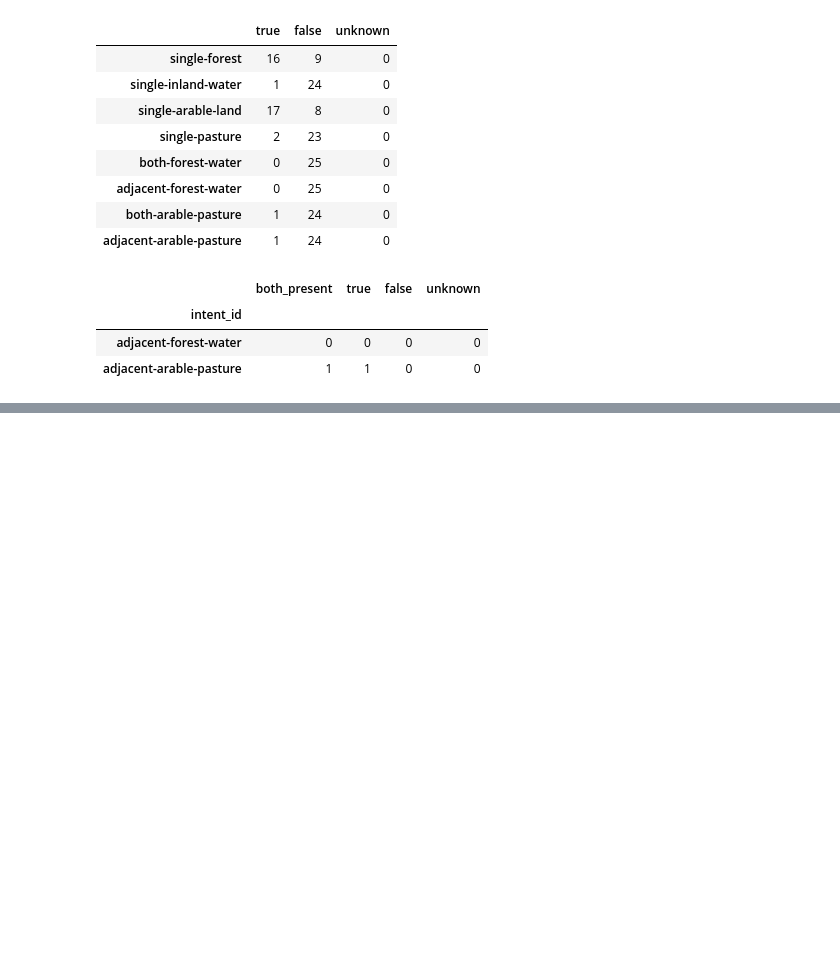
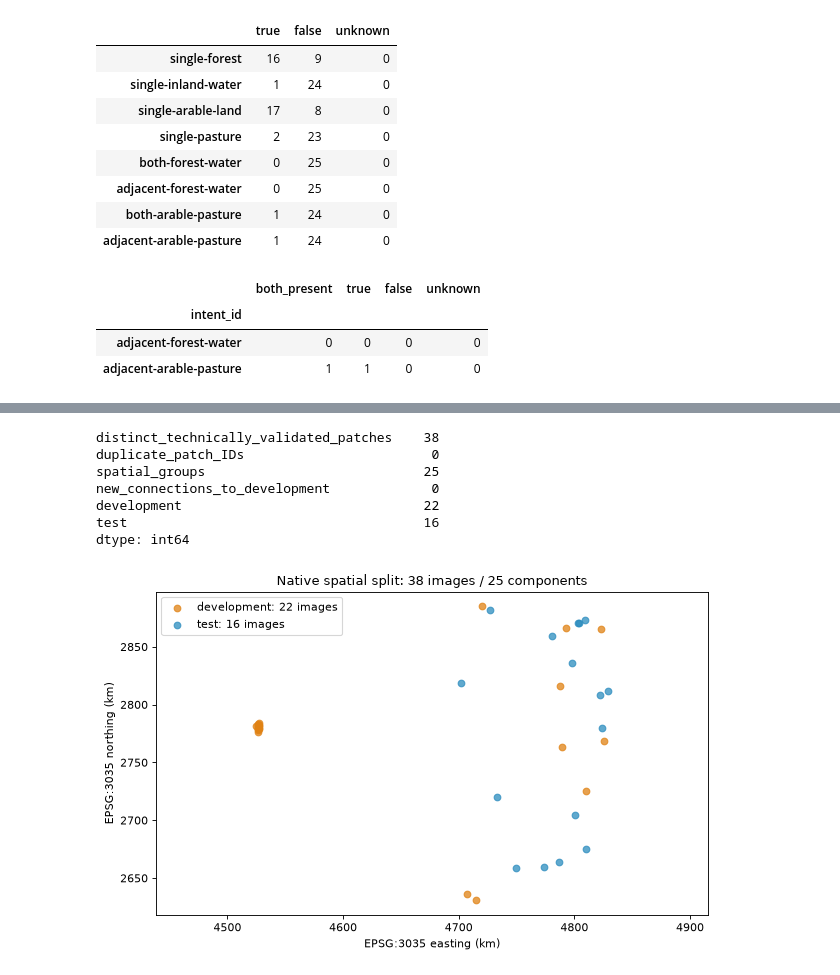
Before and after one commit to manuelmiddendorf/earth-observation, a Jupyter notebook: notebooks/02_benchmark_construction.ipynb, the cells around one changed output, grey strips where cells are left out. Cells and saved outputs as stored; diff of their text form; code cells hidden in the pictures; blank space fills up the shorter version.

```diff
--- a/notebooks/02_benchmark_construction.ipynb
+++ b/notebooks/02_benchmark_construction.ipynb
@@ -1033,0 +1119,47 @@ spatial coverage and new RGB/map visual inspection have been performed.
+# %%
+spatial = pd.read_csv(archive_output / "spatial-assignments.csv", index_col="patch_id")
+footprints = pd.read_csv(
+    archive_output / "spatial-footprints.csv", index_col="patch_id"
+)
+display(
+    pd.Series(
+        {
+            "distinct_technically_validated_patches": completion[
+                "distinct_validated_patches"
+            ],
+            "duplicate_patch_IDs": completion["duplicate_patch_ids"],
+            "spatial_groups": completion["spatial_groups"],
+            "new_connections_to_development": completion[
+                "new_images_in_anchored_development_groups"
+            ],
+            **completion["split_counts"],
+        }
+    )
+)
+fig_spatial, axis_spatial = plt.subplots(figsize=(8, 5), dpi=80)
+for split, color in [("development", "#e08214"), ("test", "#2b8cbe")]:
+    subset = footprints.loc[spatial.index[spatial.split.eq(split)]]
+    axis_spatial.scatter(
+        (subset.left + subset.right) / 2000,
+        (subset.bottom + subset.top) / 2000,
+        color=color,
+        label=f"{split}: {len(subset)} images",
+        alpha=0.75,
+    )
+axis_spatial.set_title("Native spatial split: 38 images / 25 components")
+axis_spatial.set_xlabel("EPSG:3035 easting (km)")
+axis_spatial.set_ylabel("EPSG:3035 northing (km)")
+axis_spatial.legend()
+axis_spatial.set_aspect("equal", adjustable="datalim")
+fig_spatial.tight_layout()
+fig_spatial.savefig(archive_output / "spatial-groups.png", dpi=110)
+plt.show()
+# %% [output]
+distinct_technically_validated_patches    38
+duplicate_patch_IDs                        0
+spatial_groups                            25
+new_connections_to_development             0
+development                               22
+test                                      16
+dtype: int64
+[figure, added]
```
Also changed, not shown: parts of 11 cells of this notebook, 10 other files.
